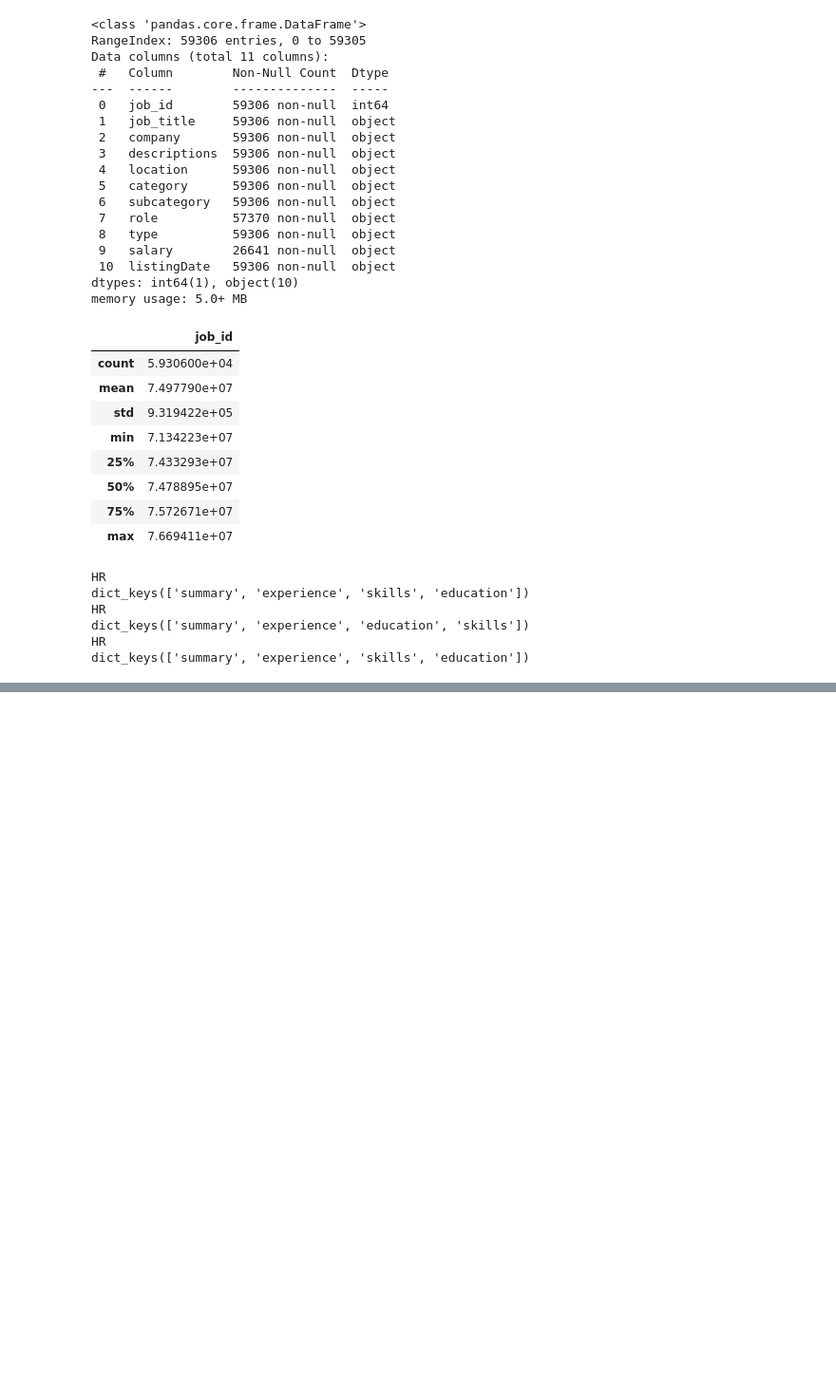
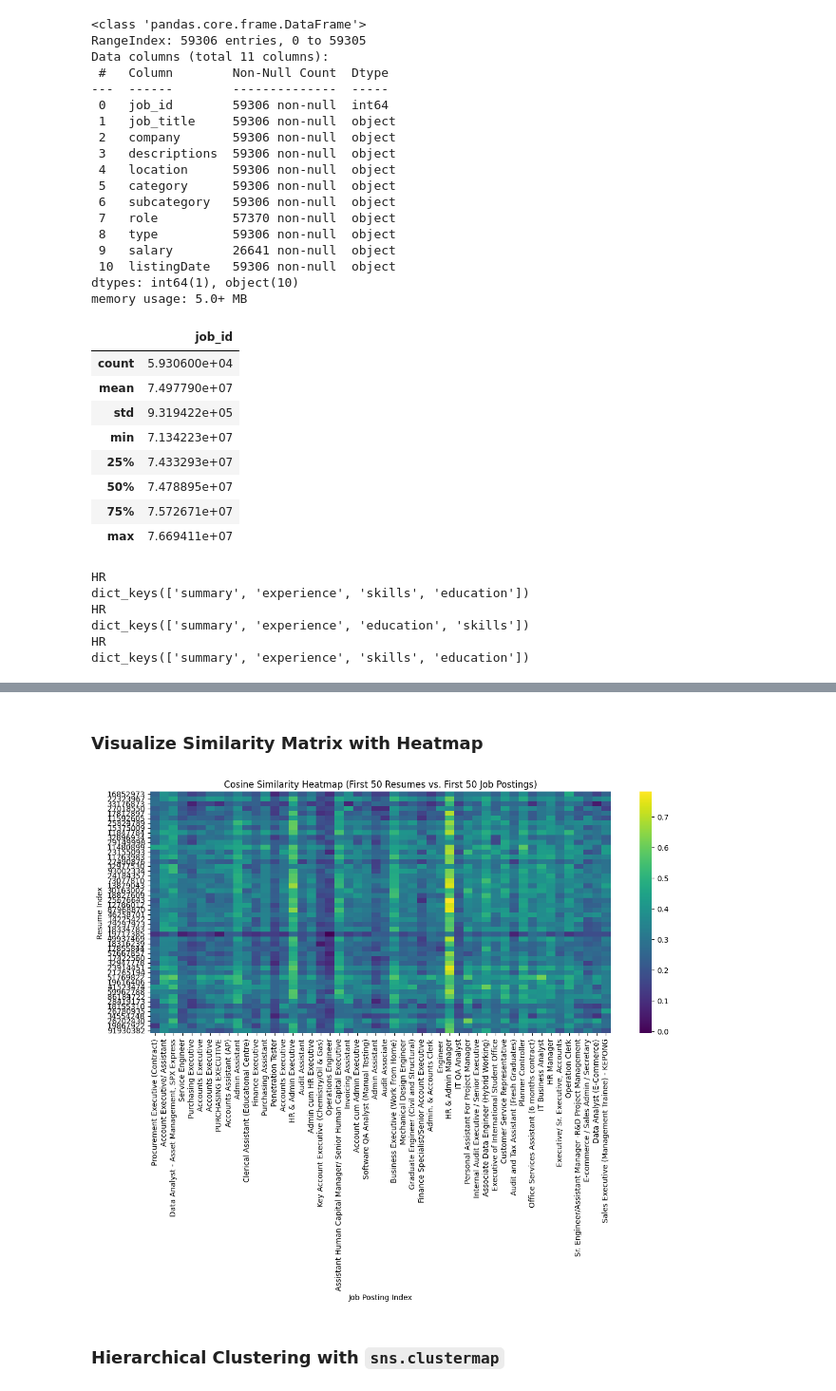
Before and after one commit to Lord-LLM/Zero-Shot-Job-Resume-to-Description-Matcher, a Jupyter notebook: Zero_Shot_Job_Resume_to_Description_Matcher.ipynb, the cells around one changed output, grey strips where cells are left out. Shown at 95% size. Cells and saved outputs as stored; diff of their text form; code cells hidden in the pictures; blank space fills up the shorter version.

Commit message:
Embed datasets

```diff
--- a/Zero_Shot_Job_Resume_to_Description_Matcher.ipynb
+++ b/Zero_Shot_Job_Resume_to_Description_Matcher.ipynb
@@ -237,0 +245,2 @@ dict_keys(['summary', 'experience', 'skills', 'education'])
+# %%
+model = SentenceTransformer("sentence-transformers/all-MiniLM-L6-v2")
@@ -237,0 +251,8 @@ dict_keys(['summary', 'experience', 'skills', 'education'])
+# %%
+df_jobPostings["clean_text"] = df_jobPostings["descriptions"].apply(clean_text)
+df_jobPostings["embed_input_structured"] = df_jobPostings["clean_text"].apply(get_skills_experience_summary)
+
+# Display some examples of the processed job descriptions
+print("Original Job Description (first 3):\n", df_jobPostings['descriptions'].head(3).tolist())
+print("\nCleaned Job Description (first 3):\n", df_jobPostings['clean_text'].head(3).tolist())
+print("\nStructured Input for Embedding (first 3):\n", df_jobPostings['embed_input_structured'].head(3).tolist())
@@ -237,0 +268,6 @@ dict_keys(['summary', 'experience', 'skills', 'education'])
+# %%
+resume_embeddings = model.encode(df_resume["embed_input_structured"].tolist(), convert_to_tensor=True, device='cuda')
+job_embeddings = model.encode(df_jobPostings["embed_input_structured"].tolist(), convert_to_tensor=True, device='cuda')
+
+print(f"Shape of Resume Embeddings: {resume_embeddings.shape}")
+print(f"Shape of Job Postings Embeddings: {job_embeddings.shape}")
@@ -237,0 +279,7 @@ dict_keys(['summary', 'experience', 'skills', 'education'])
+# %%
+from sentence_transformers.util import cos_sim
+
+similarity_matrix = cos_sim(resume_embeddings, job_embeddings)
+
+print(f"Shape of Similarity Matrix: {similarity_matrix.shape}")
+print("First 5x5 entries of the Similarity Matrix:\n", similarity_matrix[:5, :5])
@@ -237,0 +294,28 @@ dict_keys(['summary', 'experience', 'skills', 'education'])
+# %% [markdown]
+### Visualize Similarity Matrix with Heatmap
+# %%
+import matplotlib.pyplot as plt
+import seaborn as sns
+
+subset_similarity_matrix = similarity_matrix[:50, :50].cpu().numpy()
+
+plt.figure(figsize=(12, 10))
+sns.heatmap(
+    subset_similarity_matrix,
+    annot=False,
+    cmap='viridis',
+    fmt=".2f",
+    xticklabels=df_jobPostings['job_title'].head(50).tolist(),
+    yticklabels=df_resume['ID'].head(50).tolist()
+)
+plt.title('Cosine Similarity Heatmap (First 50 Resumes vs. First 50 Job Postings)')
+plt.xlabel('Job Posting Index')
+plt.ylabel('Resume Index')
+plt.xticks(rotation=90)
+plt.yticks(rotation=0)
+plt.tight_layout()
+plt.show()
+# %% [output]
+[figure, added]
+# %% [markdown]
+### Hierarchical Clustering with `sns.clustermap`
```
Also changed, not shown: parts of 11 cells of this notebook.
